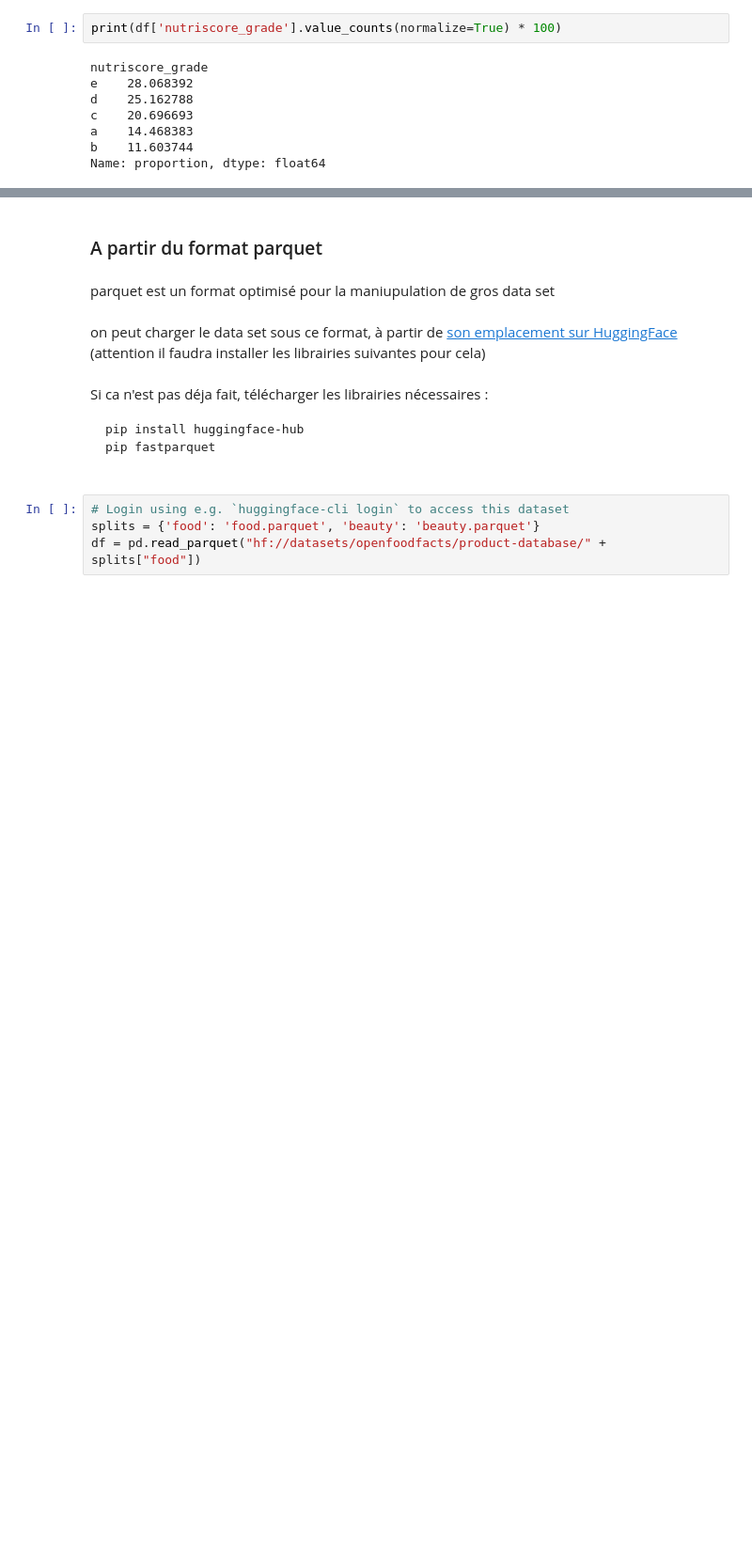
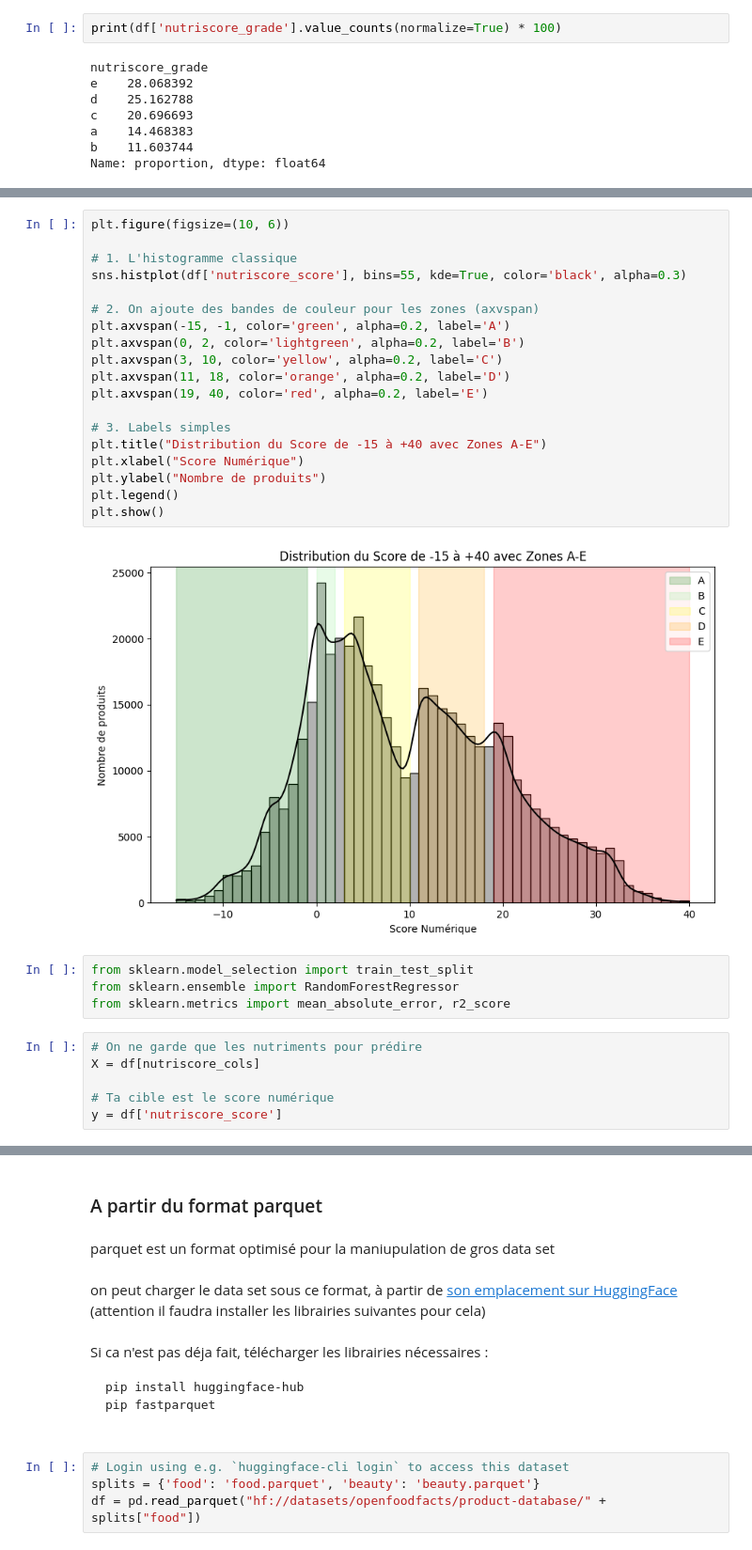
Before and after one commit to mhsylla/Openfoodfact, a Jupyter notebook: notebooks/project_starter.ipynb, the cells around one changed output, grey strips where cells are left out. Shown at 94% size. Cells and saved outputs as stored; diff of their text form; blank space fills up the shorter version.

```diff
--- a/notebooks/project_starter.ipynb
+++ b/notebooks/project_starter.ipynb
@@ -129,0 +164,31 @@ memory usage: 161.1+ KB
+# %%
+plt.figure(figsize=(10, 6))
+
+# 1. L'histogramme classique
+sns.histplot(df['nutriscore_score'], bins=55, kde=True, color='black', alpha=0.3)
+
+# 2. On ajoute des bandes de couleur pour les zones (axvspan)
+plt.axvspan(-15, -1, color='green', alpha=0.2, label='A')
+plt.axvspan(0, 2, color='lightgreen', alpha=0.2, label='B')
+plt.axvspan(3, 10, color='yellow', alpha=0.2, label='C')
+plt.axvspan(11, 18, color='orange', alpha=0.2, label='D')
+plt.axvspan(19, 40, color='red', alpha=0.2, label='E')
+
+# 3. Labels simples
+plt.title("Distribution du Score de -15 à +40 avec Zones A-E")
+plt.xlabel("Score Numérique")
+plt.ylabel("Nombre de produits")
+plt.legend()
+plt.show()
+# %% [output]
+[figure, added]
+# %%
+from sklearn.model_selection import train_test_split
+from sklearn.ensemble import RandomForestRegressor
+from sklearn.metrics import mean_absolute_error, r2_score
+# %%
+# On ne garde que les nutriments pour prédire
+X = df[nutriscore_cols]
+
+# Ta cible est le score numérique
+y = df['nutriscore_score']
```
Also changed, not shown: parts of 35 cells of this notebook, 5 other files.
